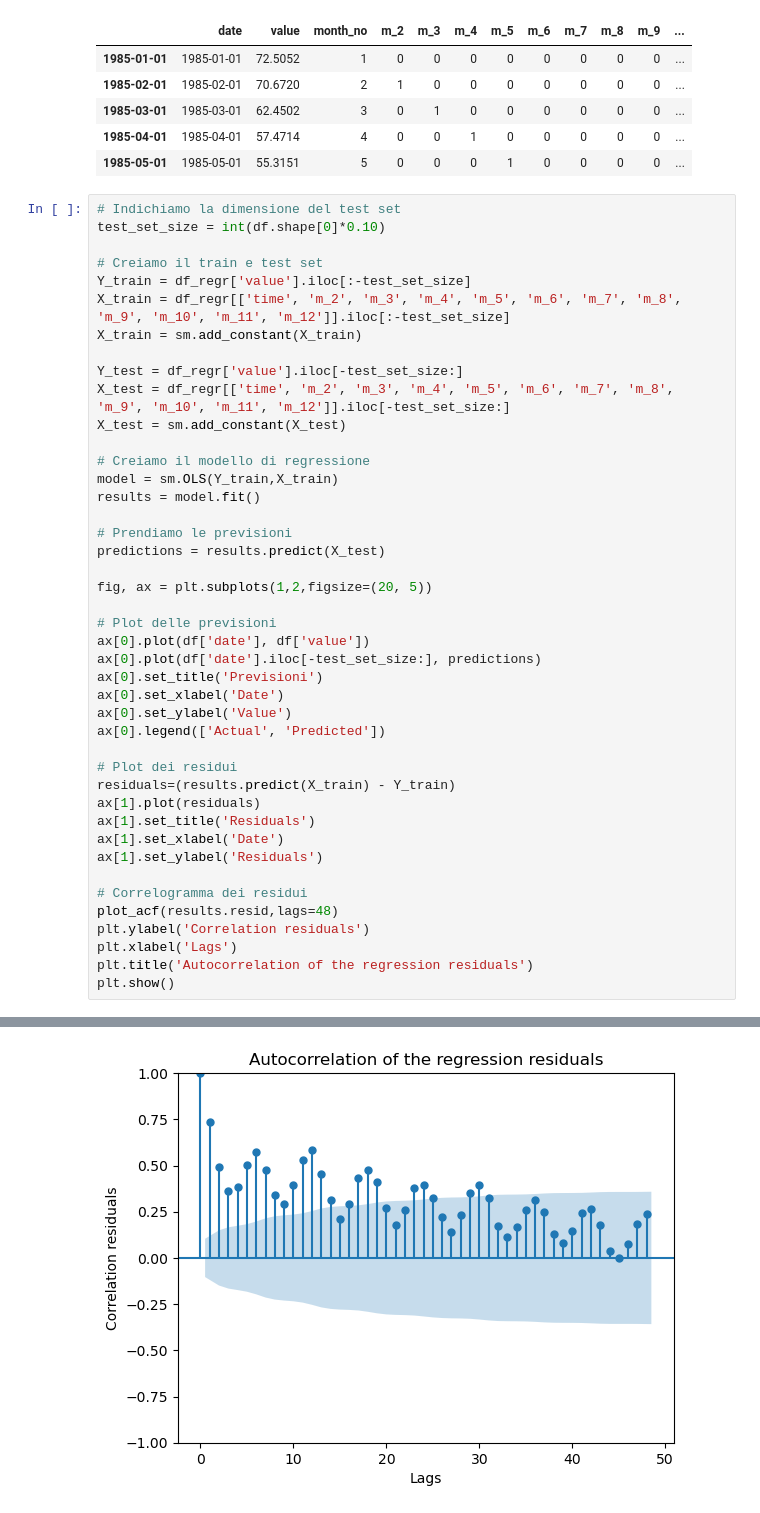
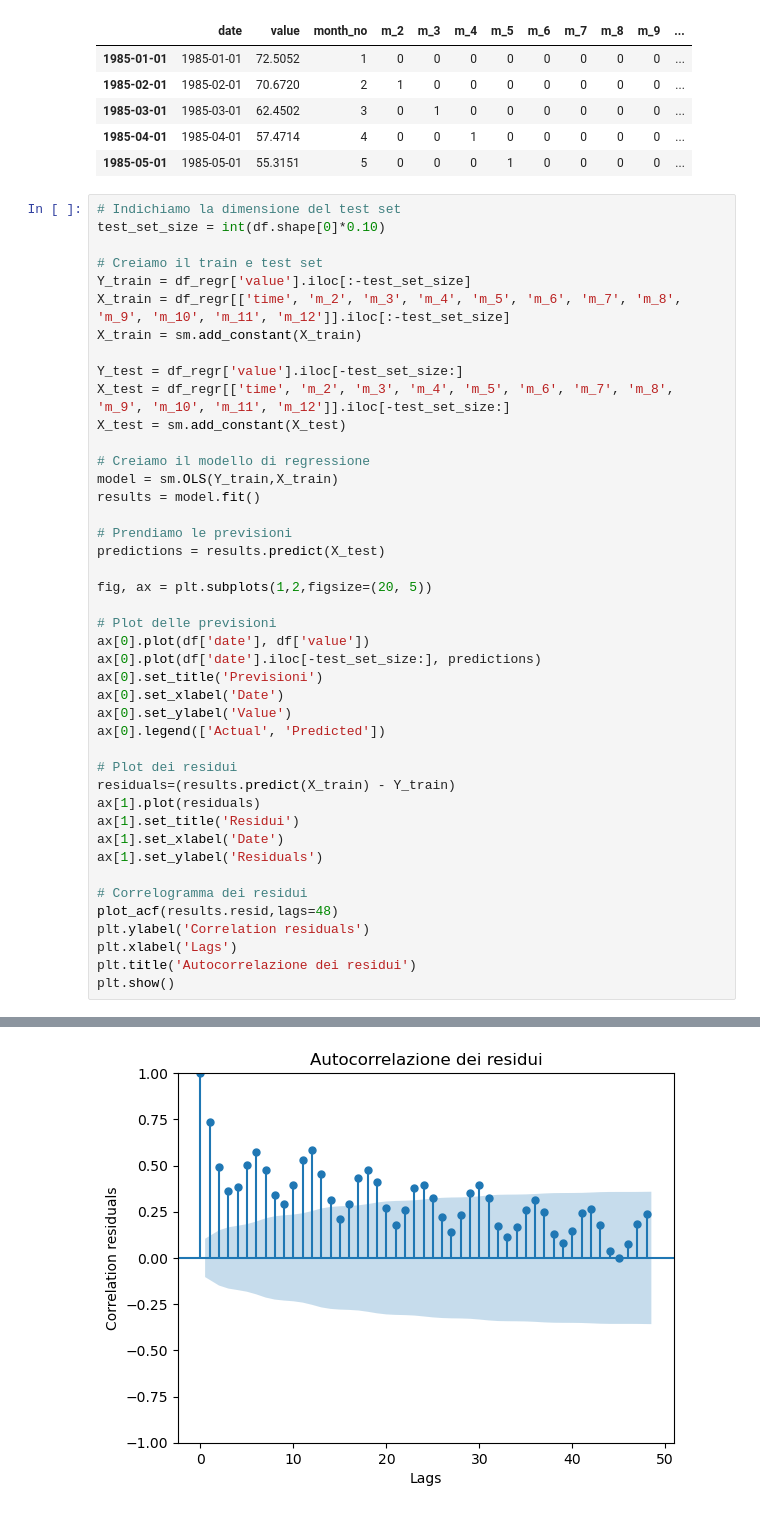
Before and after one commit to AngeloLongano/heart_failure_prediction, a Jupyter notebook: analysis_time_series.ipynb, the cells around one changed output, grey strips where cells are left out. Saved outputs shown, nothing was run; the diff lists cells and outputs as text.

```diff
--- a/analysis_time_series.ipynb
+++ b/analysis_time_series.ipynb
@@ -165,33 +166,33 @@ X_test = sm.add_constant(X_test)
 # Creiamo il modello di regressione
 model = sm.OLS(Y_train,X_train)
 results = model.fit()
 
 # Prendiamo le previsioni
 predictions = results.predict(X_test)
 
 fig, ax = plt.subplots(1,2,figsize=(20, 5))
 
 # Plot delle previsioni
 ax[0].plot(df['date'], df['value'])
 ax[0].plot(df['date'].iloc[-test_set_size:], predictions)
 ax[0].set_title('Previsioni')
 ax[0].set_xlabel('Date')
 ax[0].set_ylabel('Value')
 ax[0].legend(['Actual', 'Predicted'])
 
 # Plot dei residui
 residuals=(results.predict(X_train) - Y_train)
 ax[1].plot(residuals)
-ax[1].set_title('Residuals')
+ax[1].set_title('Residui')
 ax[1].set_xlabel('Date')
 ax[1].set_ylabel('Residuals')
 
 # Correlogramma dei residui
 plot_acf(results.resid,lags=48)
 plt.ylabel('Correlation residuals')
 plt.xlabel('Lags')
-plt.title('Autocorrelation of the regression residuals')
+plt.title('Autocorrelazione dei residui')
 plt.show()
 # %% [output]
 [figure]
-[figure, old version]
+[figure, new version]
```
Also changed, not shown: parts of 20 cells of this notebook, 1 other file.
